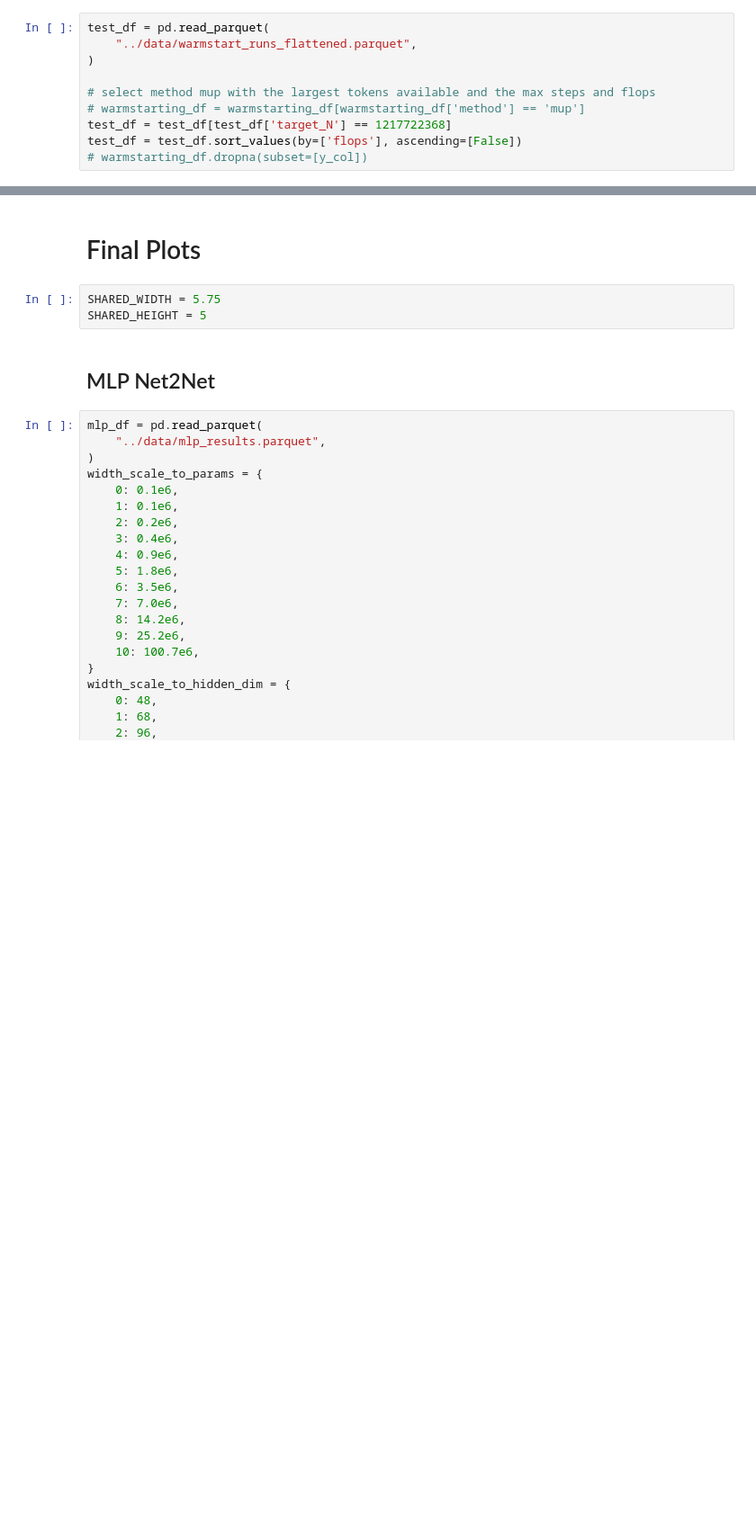
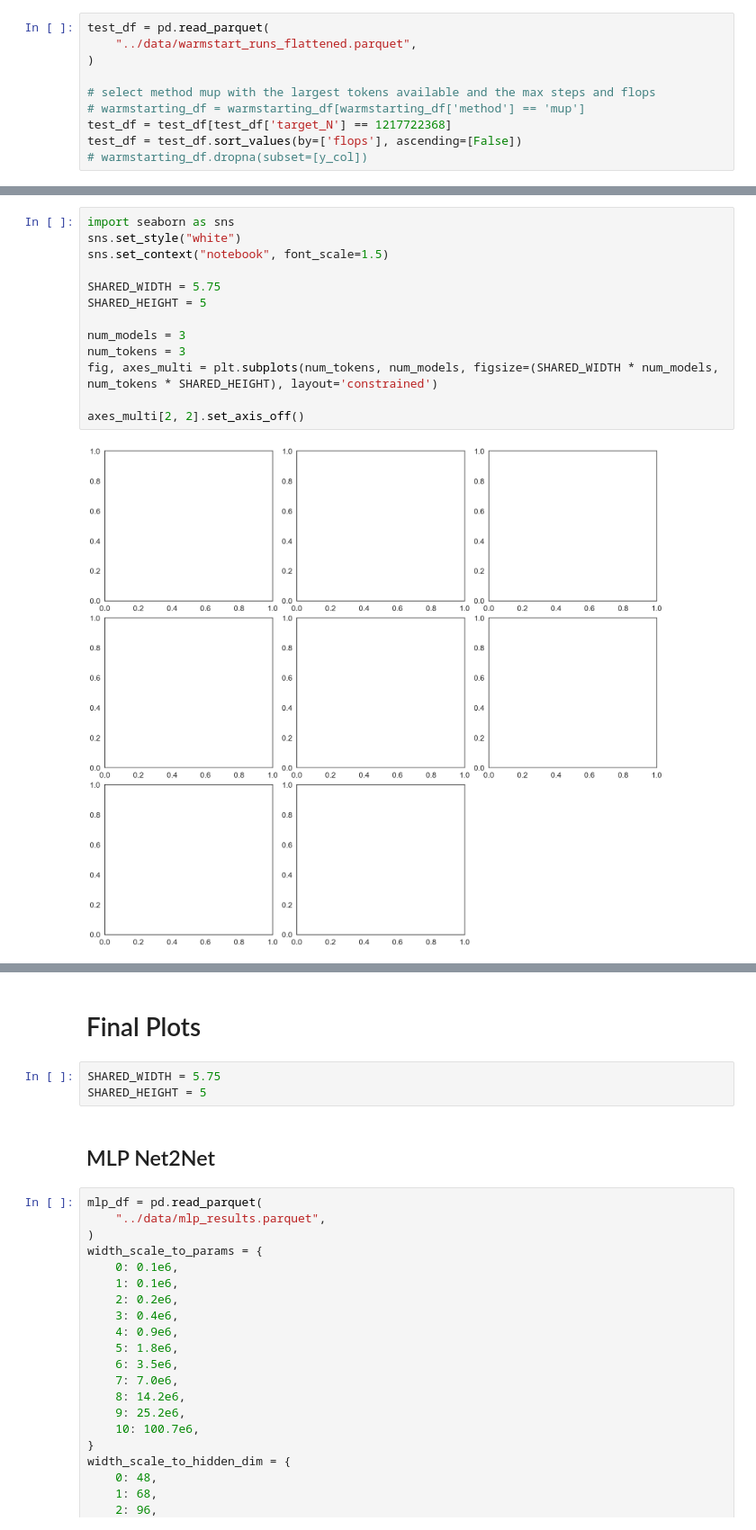
Before and after one commit to Neeratyoy/EffingScaling, a Jupyter notebook: playground/neurips_isoflops.ipynb, the cells around one changed output, grey strips where cells are left out. Shown at 90% size. Saved outputs shown, nothing was run; the diff lists cells and outputs as text; blank space fills up the shorter version.

```diff
--- a/playground/neurips_isoflops.ipynb
+++ b/playground/neurips_isoflops.ipynb
@@ -88,3 +108,18 @@ test_df['tokens'] / test_df['target_N']
+# %%
+import seaborn as sns
+sns.set_style("white")
+sns.set_context("notebook", font_scale=1.5)
+
+SHARED_WIDTH = 5.75
+SHARED_HEIGHT = 5
+
+num_models = 3
+num_tokens = 3
+fig, axes_multi = plt.subplots(num_tokens, num_models, figsize=(SHARED_WIDTH * num_models, num_tokens * SHARED_HEIGHT), layout='constrained')
+
+axes_multi[2, 2].set_axis_off()
+# %% [output]
+[figure, added]
 # %%
 import seaborn as sns
 sns.set_style("white")
```
Also changed, not shown: parts of 24 cells of this notebook, 2 other files.
